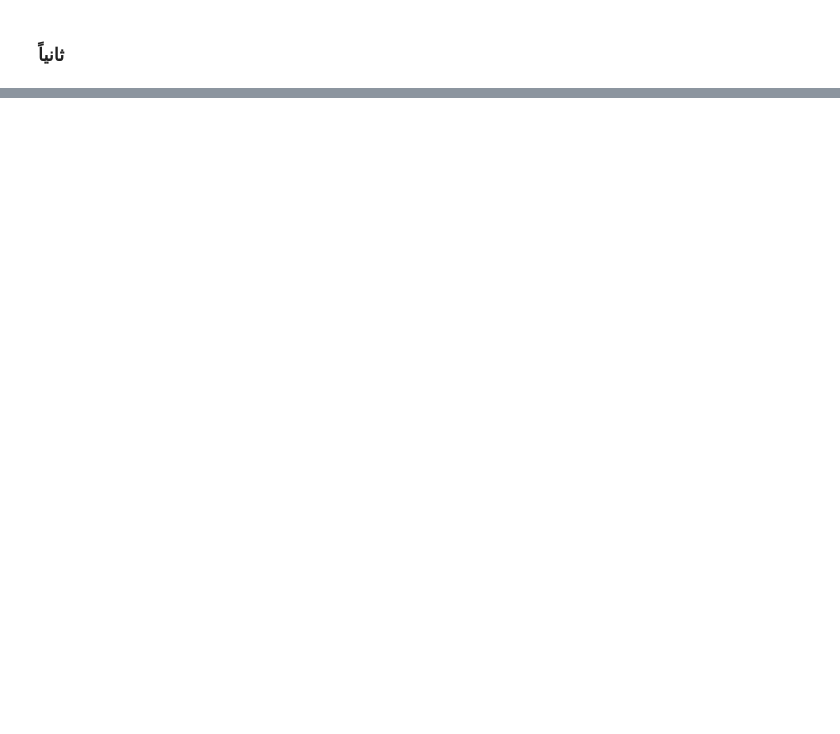
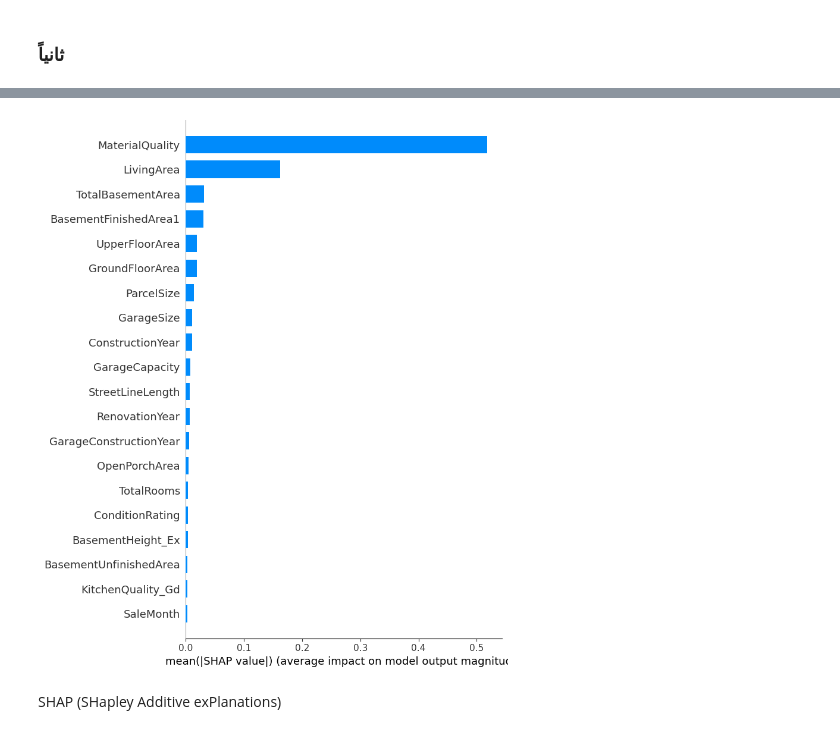
Before and after one commit to tonybotros1/ML-HM1, a Jupyter notebook: code.ipynb, the cells around one changed output, grey strips where cells are left out. Cells and saved outputs as stored; diff of their text form; code cells hidden in the pictures; blank space fills up the shorter version.

```diff
--- a/code.ipynb
+++ b/code.ipynb
@@ -393,0 +508,33 @@ shap_importance(data)
+# %%
+def permutation_importance_method( X_train, X_test, y_train, y_test, top_n=20):
+    pipeline = Pipeline(steps=[
+        ('preprocessor', preprocessor),
+        ('regressor', RandomForestRegressor(n_estimators=100, random_state=42))
+    ])
+
+    pipeline.fit(X_train, y_train)
+
+    X_transformed = pipeline.named_steps['preprocessor'].transform(X_train)
+    perm_importance = permutation_importance(pipeline.named_steps['regressor'], X_transformed, y_train, n_repeats=10, random_state=42)
+
+    feature_names = (X_train.select_dtypes(include=['int64', 'float64']).columns.tolist() +
+                     preprocessor.transformers_[1][1]
+                     .named_steps['onehot']
+                     .get_feature_names_out(X_train.select_dtypes(include=['object']).columns).tolist())
+    indices = np.argsort(perm_importance.importances_mean)[::-1]
+    top_features = [feature_names[i] for i in indices[:top_n]]
+
+    # تحويل القيم لتكون مصفوفة
+    shap_values = np.tile(perm_importance.importances_mean, (X_train.shape[0], 1))
+
+    shap.summary_plot(shap_values, features=X_transformed, feature_names=feature_names, plot_type="bar")
+    X_train_selected = pd.DataFrame(pipeline.named_steps['preprocessor'].transform(X_train), columns=feature_names)[top_features]
+    X_test_selected = pd.DataFrame(pipeline.named_steps['preprocessor'].transform(X_test), columns=feature_names)[top_features]
+
+    return top_features, X_train_selected, X_test_selected
+# %%
+top_features_permutation, X_train_selected_permutation, X_test_selected_permutation=permutation_importance_method(X_train, X_test, y_train, y_test)
+# %% [output]
+[figure, added]
+# %% [markdown]
+SHAP (SHapley Additive exPlanations)
```
Also changed, not shown: parts of 138 cells of this notebook, 8 other files.
